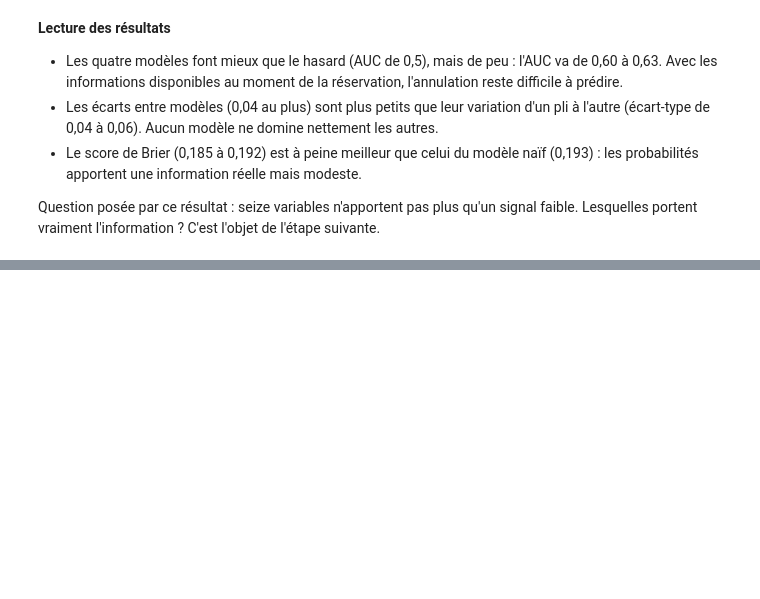
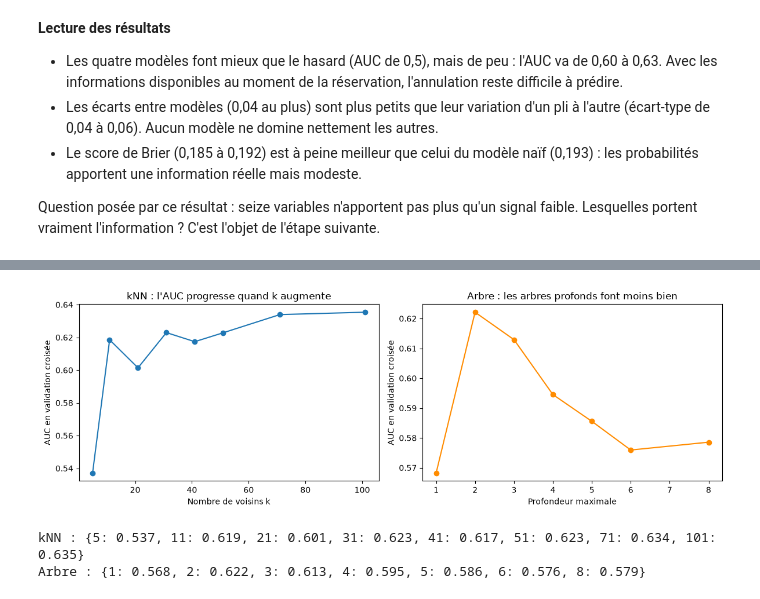
Before and after one commit to Wens10/PROJET-DATAMINING, a Jupyter notebook: notebooks/Q5.ipynb, the cells around one changed output, grey strips where cells are left out. Drawn from its saved outputs; the diff is of its cells as text; code cells hidden in the pictures; blank space fills up the shorter version.

Commit message:
Q5 : réglage du kNN et de l'arbre par validation croisée

```diff
--- a/notebooks/Q5.ipynb
+++ b/notebooks/Q5.ipynb
@@ -126,0 +134,38 @@ Question posée par ce résultat : seize variables n'apportent pas plus qu'un si
+# %%
+from sklearn.model_selection import cross_val_score
+import matplotlib.pyplot as plt
+
+# AUC du kNN pour plusieurs nombres de voisins
+valeurs_k = [5, 11, 21, 31, 41, 51, 71, 101]
+auc_knn = []
+for k in valeurs_k:
+    pipe = Pipeline([("prep", preparation), ("modele", KNeighborsClassifier(n_neighbors=k))])
+    auc_knn.append(cross_val_score(pipe, X, y, cv=cv, scoring="roc_auc").mean())
+
+# AUC de l'arbre pour plusieurs profondeurs
+profondeurs = [1, 2, 3, 4, 5, 6, 8]
+auc_arbre = []
+for p in profondeurs:
+    arbre = DecisionTreeClassifier(max_depth=p, min_samples_leaf=20, random_state=42)
+    pipe = Pipeline([("prep", preparation), ("modele", arbre)])
+    auc_arbre.append(cross_val_score(pipe, X, y, cv=cv, scoring="roc_auc").mean())
+
+fig, axes = plt.subplots(1, 2, figsize=(12, 4))
+axes[0].plot(valeurs_k, auc_knn, marker="o")
+axes[0].set_title("kNN : l'AUC progresse quand k augmente")
+axes[0].set_xlabel("Nombre de voisins k")
+axes[0].set_ylabel("AUC en validation croisée")
+
+axes[1].plot(profondeurs, auc_arbre, marker="o", color="darkorange")
+axes[1].set_title("Arbre : les arbres profonds font moins bien")
+axes[1].set_xlabel("Profondeur maximale")
+axes[1].set_ylabel("AUC en validation croisée")
+plt.tight_layout()
+plt.show()
+
+print("kNN :", {k: round(float(a), 3) for k, a in zip(valeurs_k, auc_knn)})
+print("Arbre :", {p: round(float(a), 3) for p, a in zip(profondeurs, auc_arbre)})
+# %% [output]
+[figure, added]
+kNN : {5: 0.537, 11: 0.619, 21: 0.601, 31: 0.623, 41: 0.617, 51: 0.623, 71: 0.634, 101: 0.635}
+Arbre : {1: 0.568, 2: 0.622, 3: 0.613, 4: 0.595, 5: 0.586, 6: 0.576, 8: 0.579}
```
Also changed, not shown: parts of 2 cells of this notebook.
